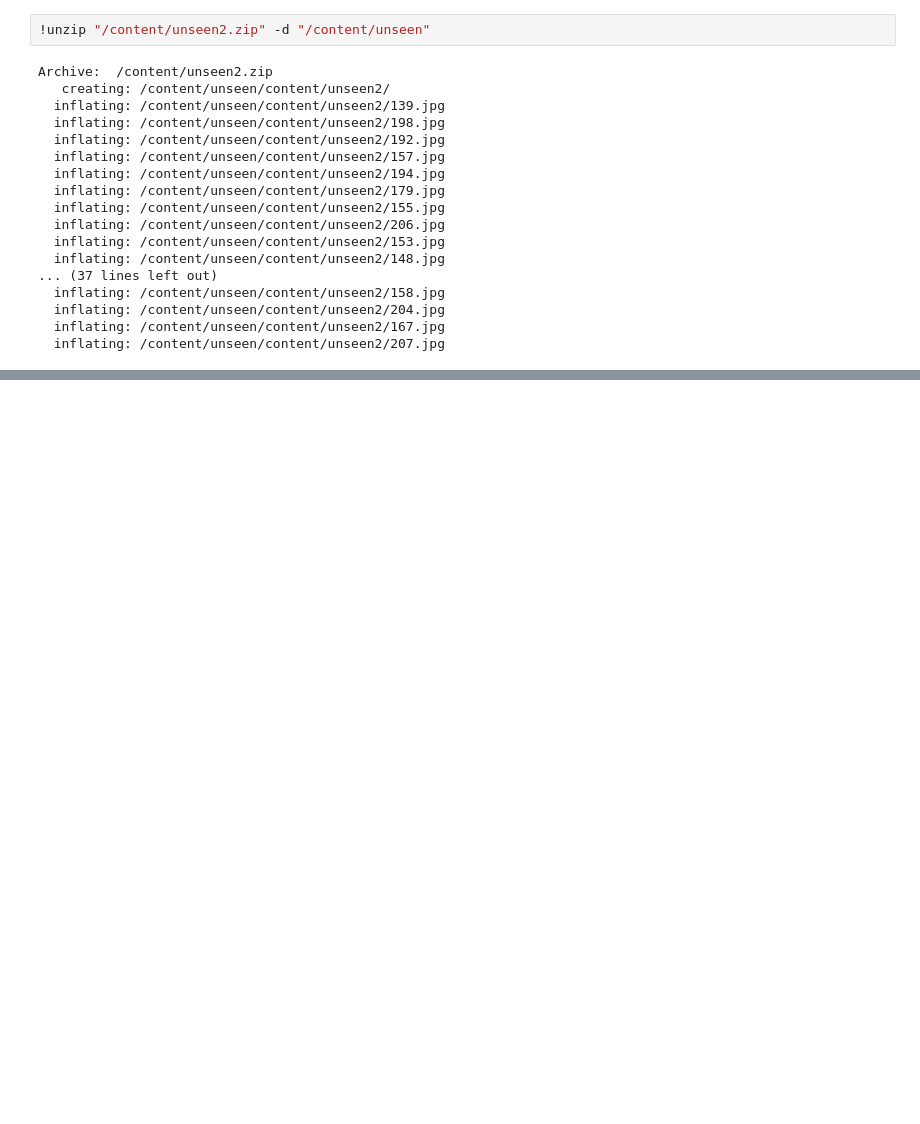
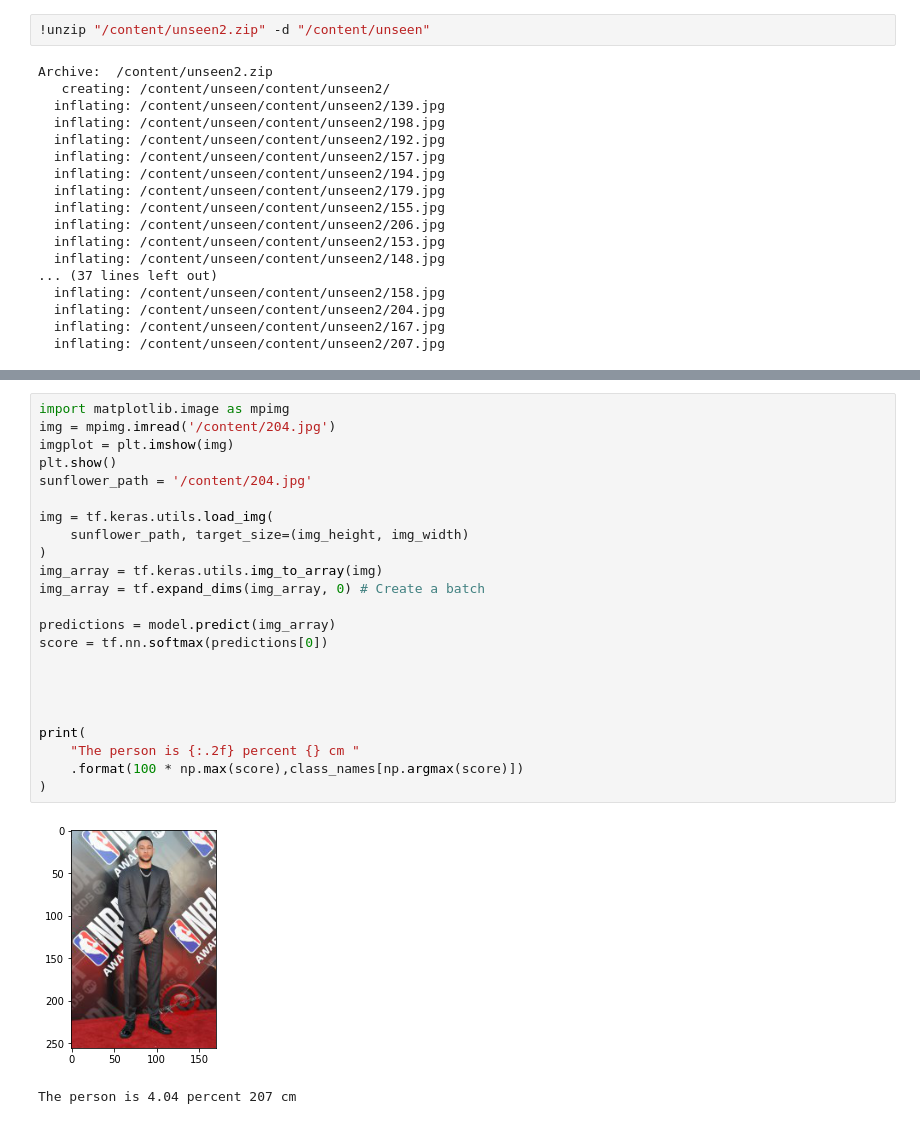
Before and after one commit to emilyswitzer/celeb-heights, a Jupyter notebook: Celebs_CNN3.ipynb, the cells around one changed output, grey strips where cells are left out. Cells and saved outputs as stored; diff of their text form; blank space fills up the shorter version.

```diff
--- a/Celebs_CNN3.ipynb
+++ b/Celebs_CNN3.ipynb
@@ -451,0 +303,26 @@ The person is 14.37 percent 205 cm
+# %%
+import matplotlib.image as mpimg
+img = mpimg.imread('/content/204.jpg')
+imgplot = plt.imshow(img)
+plt.show()
+sunflower_path = '/content/204.jpg'
+
+img = tf.keras.utils.load_img(
+    sunflower_path, target_size=(img_height, img_width)
+)
+img_array = tf.keras.utils.img_to_array(img)
+img_array = tf.expand_dims(img_array, 0) # Create a batch
+
+predictions = model.predict(img_array)
+score = tf.nn.softmax(predictions[0])
+
+
+
+
+print(
+    "The person is {:.2f} percent {} cm "
+    .format(100 * np.max(score),class_names[np.argmax(score)])
+)
+# %% [output]
+[figure, added]
+The person is 4.04 percent 207 cm
```
Also changed, not shown: parts of 15 cells of this notebook.
